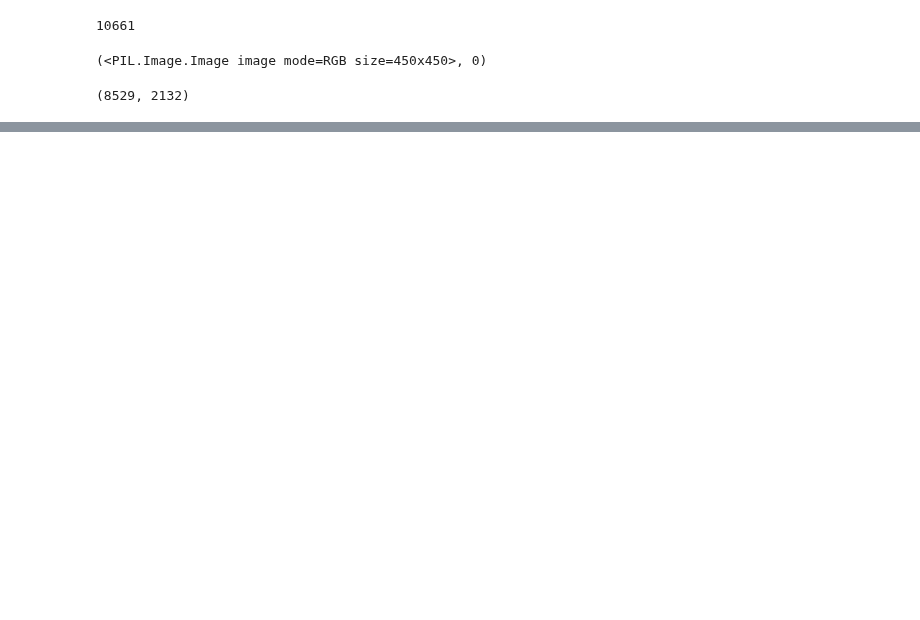
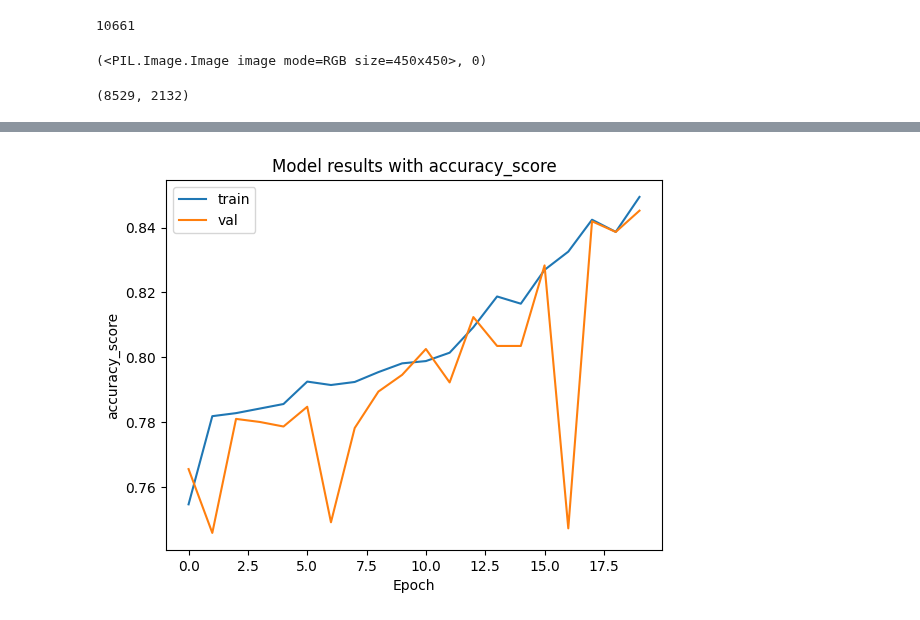
Before and after one commit to YuriiKlim/AI, a Jupyter notebook: image_clas_lab.ipynb, the cells around one changed output, grey strips where cells are left out. Cells and saved outputs as stored; diff of their text form; code cells hidden in the pictures; blank space fills up the shorter version.

```diff
--- a/image_clas_lab.ipynb
+++ b/image_clas_lab.ipynb
@@ -126,0 +415,4 @@ plt.imshow(grid)
+# %%
+plot_metric(history, 'accuracy_score')
+# %% [output]
+[figure, added]
```
Also changed, not shown: parts of 13 cells of this notebook.
